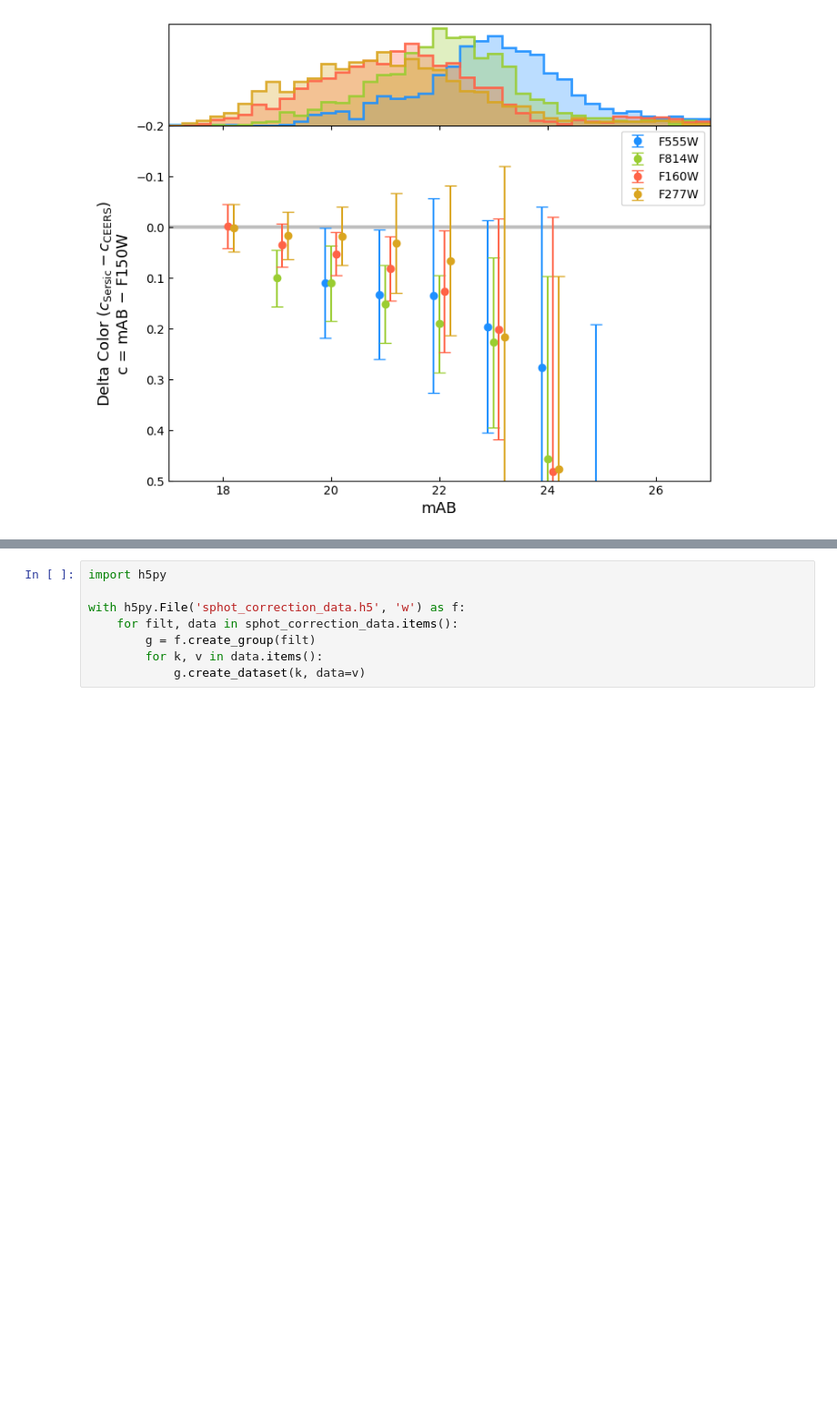
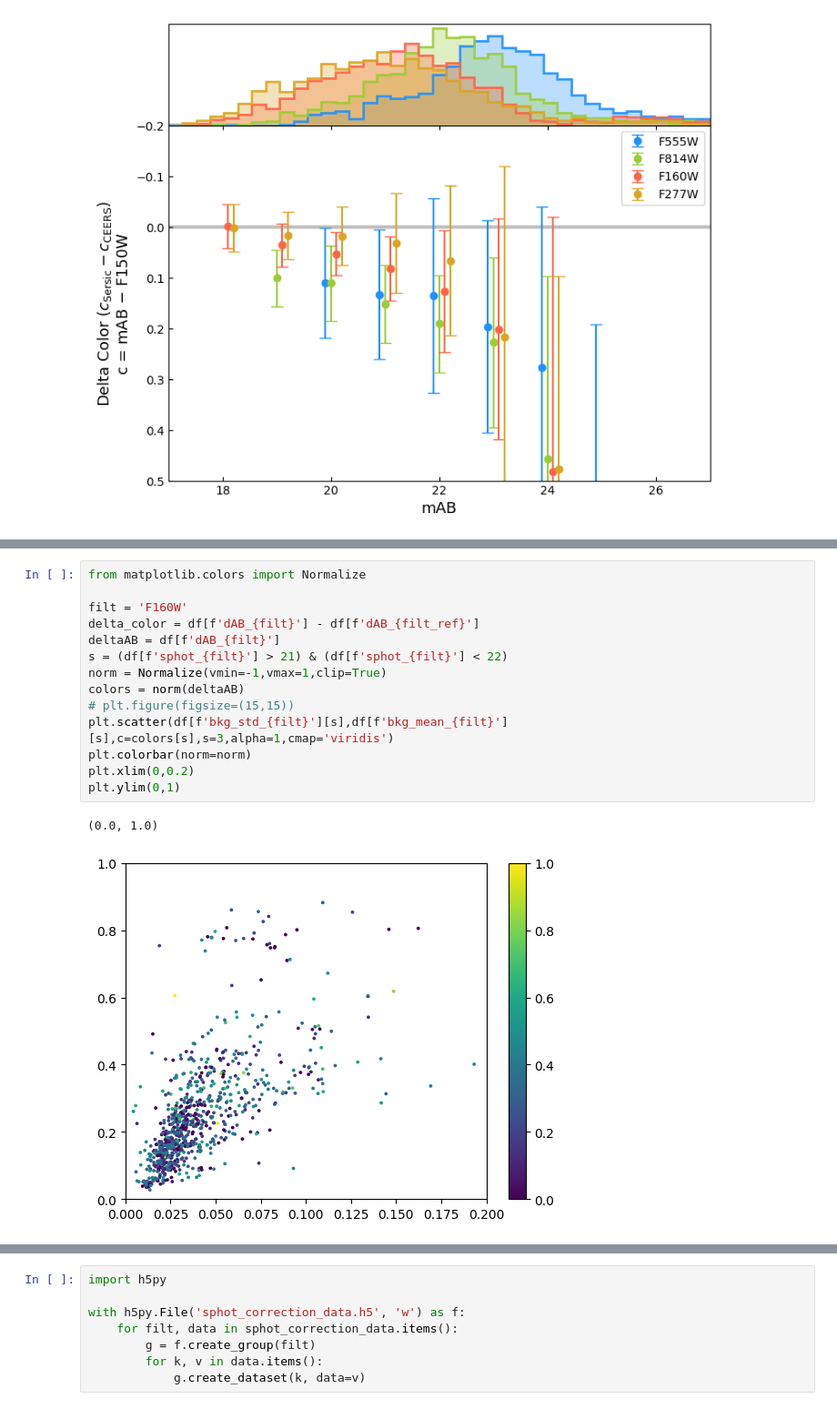
Before and after one commit to SterlingYM/galaxy_photometry, a Jupyter notebook: test_results/stats.ipynb, the cells around one changed output, grey strips where cells are left out. Shown at 91% size. Drawn from its saved outputs; the diff is of its cells as text; blank space fills up the shorter version.

```diff
--- a/test_results/stats.ipynb
+++ b/test_results/stats.ipynb
@@ -191,0 +259,17 @@ ax.axhline(0,c='gray',lw=3,alpha=0.5,zorder=0)
+# %%
+from matplotlib.colors import Normalize
+
+filt = 'F160W'
+delta_color = df[f'dAB_{filt}'] - df[f'dAB_{filt_ref}']
+deltaAB = df[f'dAB_{filt}']
+s = (df[f'sphot_{filt}'] > 21) & (df[f'sphot_{filt}'] < 22)
+norm = Normalize(vmin=-1,vmax=1,clip=True)
+colors = norm(deltaAB)
+# plt.figure(figsize=(15,15))
+plt.scatter(df[f'bkg_std_{filt}'][s],df[f'bkg_mean_{filt}'][s],c=colors[s],s=3,alpha=1,cmap='viridis')
+plt.colorbar(norm=norm)
+plt.xlim(0,0.2)
+plt.ylim(0,1)
+# %% [output]
+(0.0, 1.0)
+[figure, added]
```
Also changed, not shown: parts of 9 cells of this notebook.
